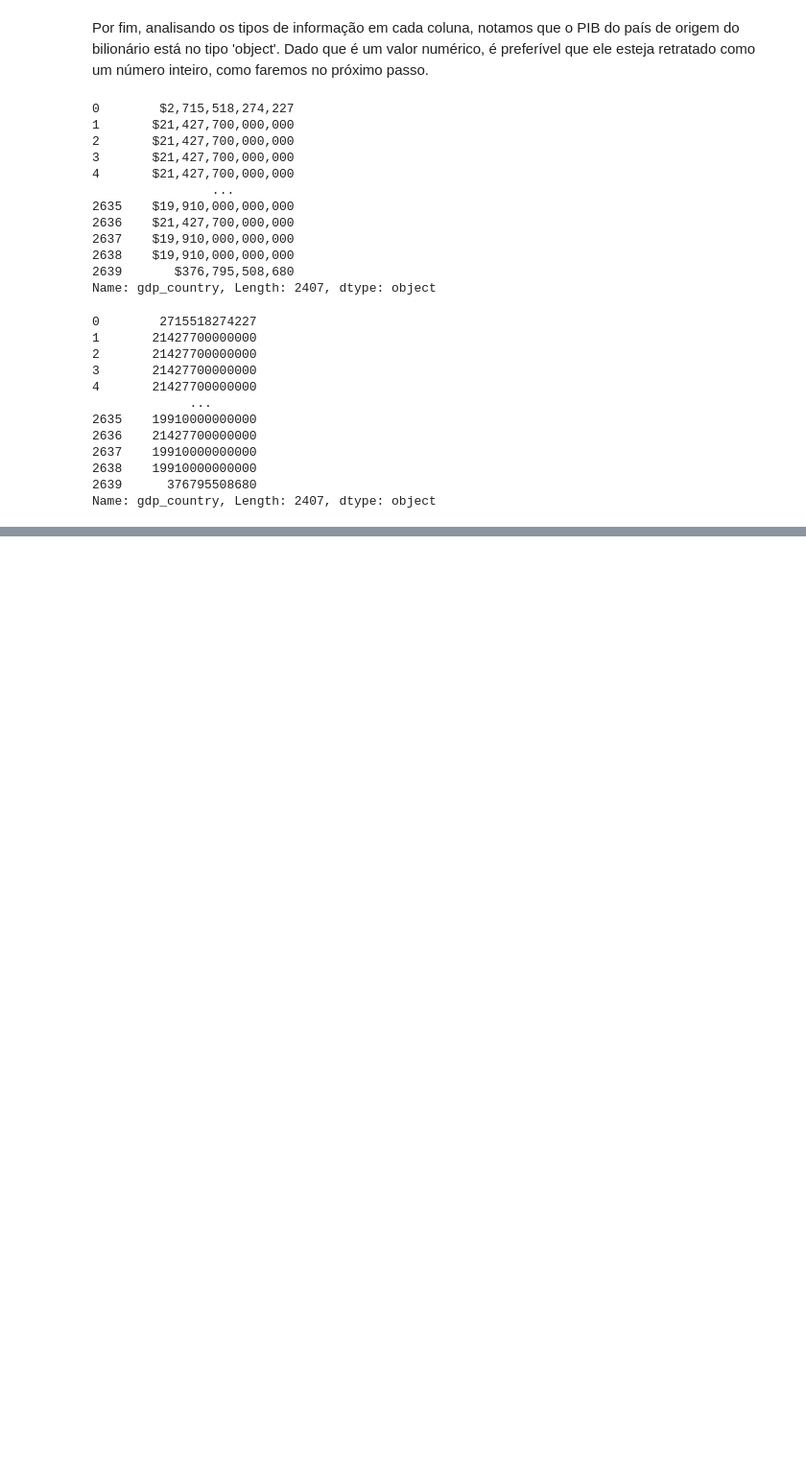
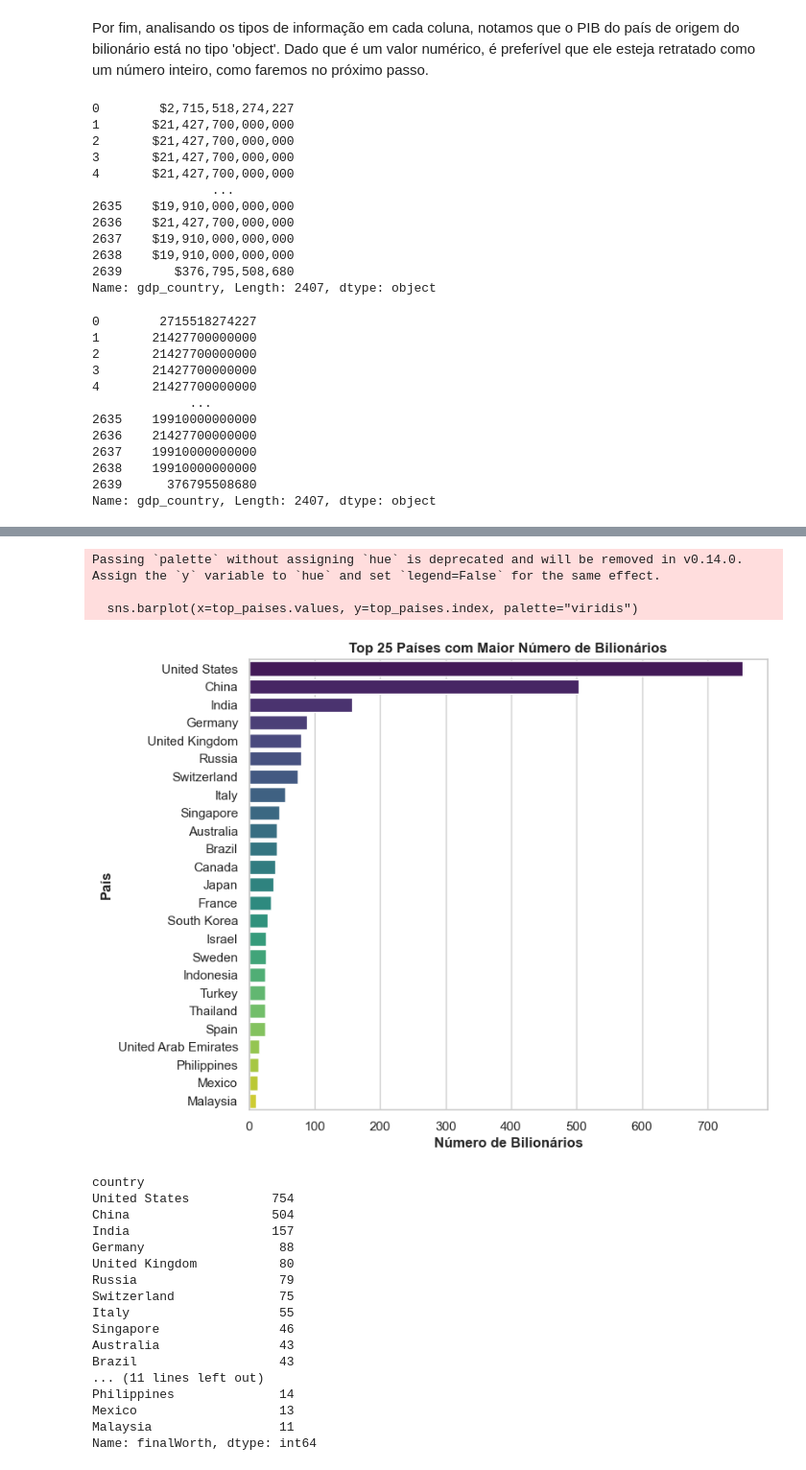
Before and after one commit to ana-werneck/eae1106-trabalhofinal, a Jupyter notebook: TrabalhoFinal.ipynb, the cells around one changed output, grey strips where cells are left out. Shown at 96% size. Drawn from its saved outputs; the diff is of its cells as text; code cells hidden in the pictures; blank space fills up the shorter version.

```diff
--- a/TrabalhoFinal.ipynb
+++ b/TrabalhoFinal.ipynb
@@ -264,0 +405,40 @@ df
+# %%
+#df filtrado com duas colunas (país e quantidade de bilionários)
+top_paises = df.groupby('country')['finalWorth'].count().sort_values(ascending=False).head(25)
+
+# Cria o gráfico de barras
+plt.figure(figsize=(8, 7))
+sns.barplot(x=top_paises.values, y=top_paises.index, palette="viridis")
+
+# Adiciona rótulos e título
+plt.xlabel('Número de Bilionários', fontweight = 'bold')
+plt.ylabel('País',fontweight = 'bold')
+plt.title('Top 25 Países com Maior Número de Bilionários', fontweight = 'bold')
+
+# Exibe o gráfico
+plt.show()
+
+#Exibe quais são os top países
+top_paises
+# %% [output]
+Passing `palette` without assigning `hue` is deprecated and will be removed in v0.14.0. Assign the `y` variable to `hue` and set `legend=False` for the same effect.
+
+  sns.barplot(x=top_paises.values, y=top_paises.index, palette="viridis")
+[figure, added]
+country
+United States           754
+China                   504
+India                   157
+Germany                  88
+United Kingdom           80
+Russia                   79
+Switzerland              75
+Italy                    55
+Singapore                46
+Australia                43
+Brazil                   43
+... (11 lines left out)
+Philippines              14
+Mexico                   13
+Malaysia                 11
+Name: finalWorth, dtype: int64
```
Also changed, not shown: parts of 66 cells of this notebook.
